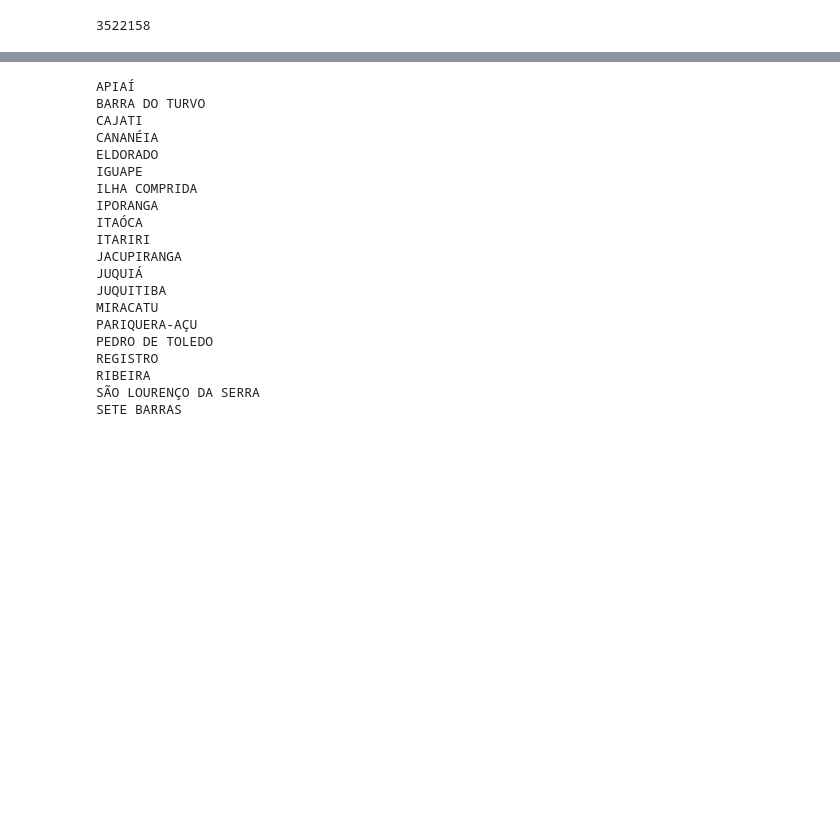
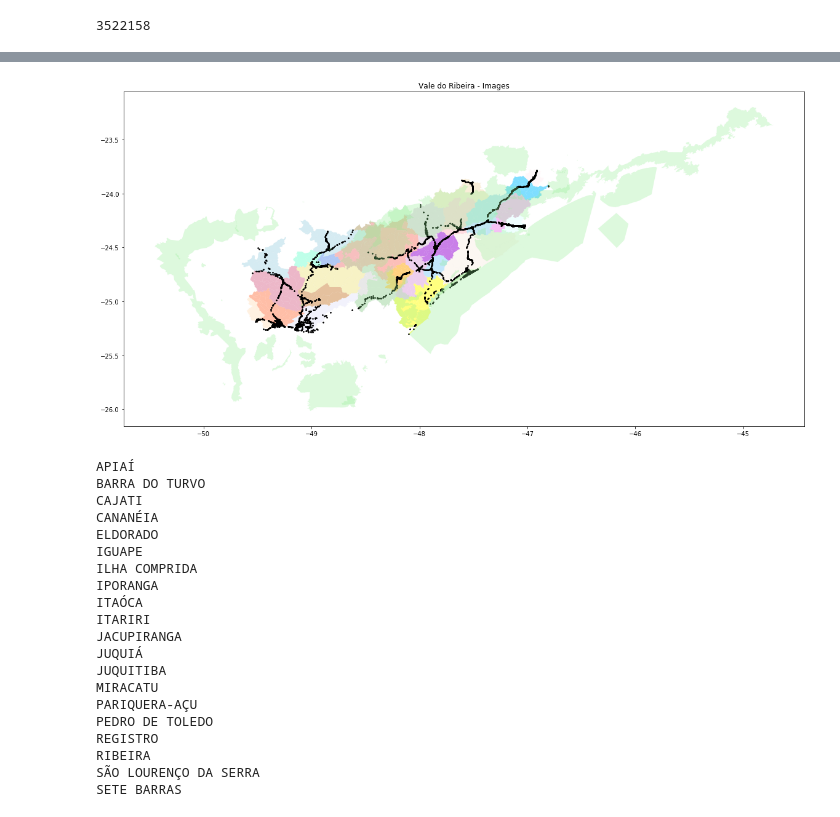
Before and after one commit to PARSECworld/streetsValeRibeira, a Jupyter notebook: street_crawler/2_StreetsImagesAnalysisPlots.ipynb, the cells around one changed output, grey strips where cells are left out. Saved outputs shown, nothing was run; the diff lists cells and outputs as text; code cells hidden in the pictures; blank space fills up the shorter version.

```diff
--- a/street_crawler/2_StreetsImagesAnalysisPlots.ipynb
+++ b/street_crawler/2_StreetsImagesAnalysisPlots.ipynb
@@ -138,3 +151,25 @@ city_codes['ITAÓCA']
+# %%
+fig, axs= plt.subplots(figsize=(20, 10))
+plt.title('Vale do Ribeira - Images')
+
+colors = ['lightblue','lightgray','orange', 'yellow', 'salmon', 'linen', 'cornsilk', 'lightcoral', 'cornflowerblue', 'lightcyan', 'plum', 'lightpink', 'deepskyblue', 'skyblue', 'lightskyblue', 'violet', 'darkviolet', 'aquamarine', 'lavenderblush', 'thistle', 'wheat', 'khaki', 'lavender', 'palevioletred', 'bisque', 'coral', 'peru']
+i = 0
+for city in geo['city'].unique():
+    city_dots = geo[geo['city'] == city]
+    city_area = vale[vale['CD_GEOCODM'] == str(city_codes[city])]
+    count_in = city_dots['geometry'].apply(
+        lambda x: any([x.within(y) for y in city_area['geometry']])).sum()
+    #border_plot = city_area.plot(ax=axs, color='lightblue', alpha=1.0)
+
+    area_plot = city_area.plot(ax=axs, color=colors[i], alpha=0.5)
+    images_plot = city_dots.plot(ax=axs, markersize=1, color='k')
+    i = i + 1
+    if (i>=27):
+        i=0
+
+uc_plot = uc.plot(ax=axs, color='lightgreen', alpha=0.3)
+# %% [output]
+[figure, added]
 # %%
 in_out = {}
 for city in geo['city'].unique():
```
Also changed, not shown: parts of 6 cells of this notebook.
